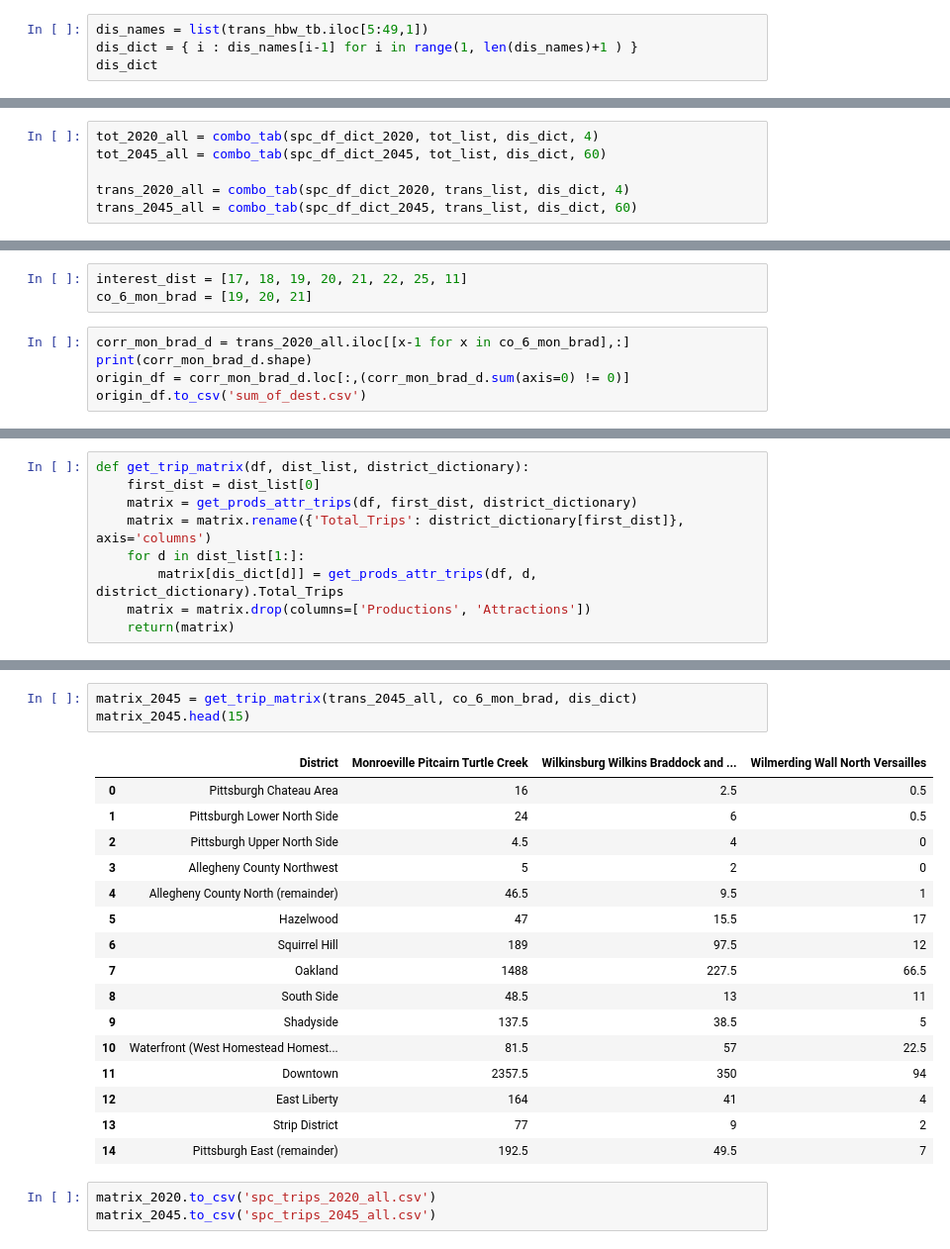
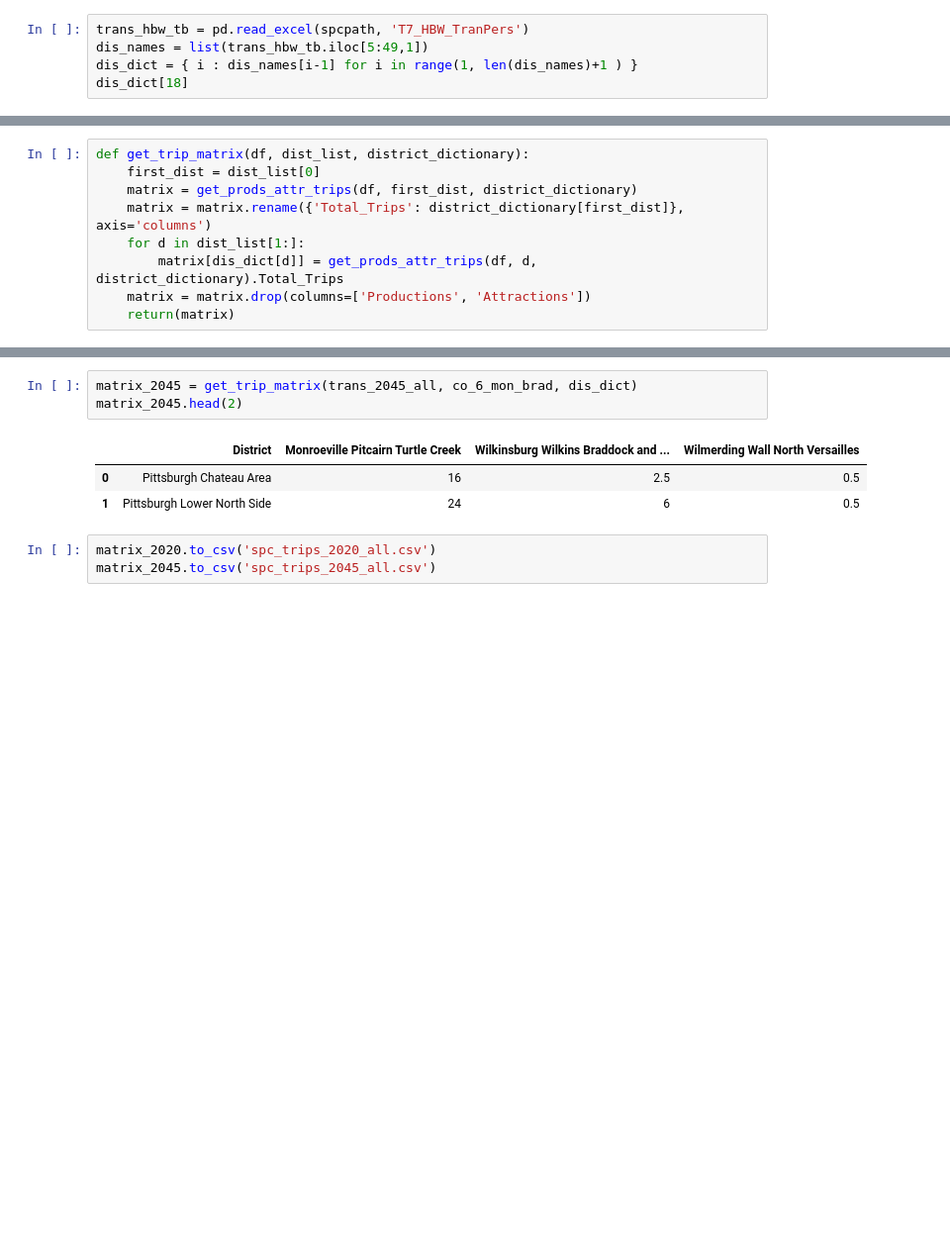
Before and after one commit to MattSamach/PPT_East_Busway, a Jupyter notebook: Notebooks/SPC_Trips.ipynb, the cells around one changed output, grey strips where cells are left out. Shown at 99% size. Drawn from its saved outputs; the diff is of its cells as text; blank space fills up the shorter version.

```diff
--- a/Notebooks/SPC_Trips.ipynb
+++ b/Notebooks/SPC_Trips.ipynb
@@ -25,5 +47,6 @@ print(trans_list)
 # %%
+trans_hbw_tb = pd.read_excel(spcpath, 'T7_HBW_TranPers')
 dis_names = list(trans_hbw_tb.iloc[5:49,1])
 dis_dict = { i : dis_names[i-1] for i in range(1, len(dis_names)+1 ) }
-dis_dict
+dis_dict[18]
 # %% [output]
@@ -85,9 +96,3 @@ def combo_tab(excel_dict, tab_list, district_dictionary, offset):
     trans_all['dist_origin'] = trans_all['index'].map(district_dictionary)
     trans_all = trans_all[['index', 'dist_origin']+colnames]
     return(trans_all)
-# %%
-tot_2020_all = combo_tab(spc_df_dict_2020, tot_list, dis_dict, 4)
-tot_2045_all = combo_tab(spc_df_dict_2045, tot_list, dis_dict, 60)
-
-trans_2020_all = combo_tab(spc_df_dict_2020, trans_list, dis_dict, 4)
-trans_2045_all = combo_tab(spc_df_dict_2045, trans_list, dis_dict, 60)
@@ -163,8 +146,0 @@ no_6 | 61c | 18 | 0 | 1
-# %%
-interest_dist = [17, 18, 19, 20, 21, 22, 25, 11]
-co_6_mon_brad = [19, 20, 21]
-# %%
-corr_mon_brad_d = trans_2020_all.iloc[[x-1 for x in co_6_mon_brad],:]
-print(corr_mon_brad_d.shape)
-origin_df = corr_mon_brad_d.loc[:,(corr_mon_brad_d.sum(axis=0) != 0)]
-origin_df.to_csv('sum_of_dest.csv')
@@ -326,23 +264,10 @@ matrix_2020.head(2)
 # %%
 matrix_2045 = get_trip_matrix(trans_2045_all, co_6_mon_brad, dis_dict)
-matrix_2045.head(15)
+matrix_2045.head(2)
 # %% [output]
 |  | District | Monroeville Pitcairn Turtle Creek | Wilkinsburg Wilkins Braddock and ... | Wilmerding Wall North Versailles |
 | 0 | Pittsburgh Chateau Area | 16 | 2.5 | 0.5 |
 | 1 | Pittsburgh Lower North Side | 24 | 6 | 0.5 |
-| 2 | Pittsburgh Upper North Side | 4.5 | 4 | 0 |
-| 3 | Allegheny County Northwest | 5 | 2 | 0 |
-| 4 | Allegheny County North (remainder) | 46.5 | 9.5 | 1 |
-| 5 | Hazelwood | 47 | 15.5 | 17 |
-| 6 | Squirrel Hill | 189 | 97.5 | 12 |
-| 7 | Oakland | 1488 | 227.5 | 66.5 |
-| 8 | South Side | 48.5 | 13 | 11 |
-| 9 | Shadyside | 137.5 | 38.5 | 5 |
-| 10 | Waterfront (West Homestead Homest... | 81.5 | 57 | 22.5 |
-| 11 | Downtown | 2357.5 | 350 | 94 |
-| 12 | East Liberty | 164 | 41 | 4 |
-| 13 | Strip District | 77 | 9 | 2 |
-| 14 | Pittsburgh East (remainder) | 192.5 | 49.5 | 7 |
 # %%
 matrix_2020.to_csv('spc_trips_2020_all.csv')
 matrix_2045.to_csv('spc_trips_2045_all.csv')
```
Also changed, not shown: parts of 117 cells of this notebook, 29 other files.
